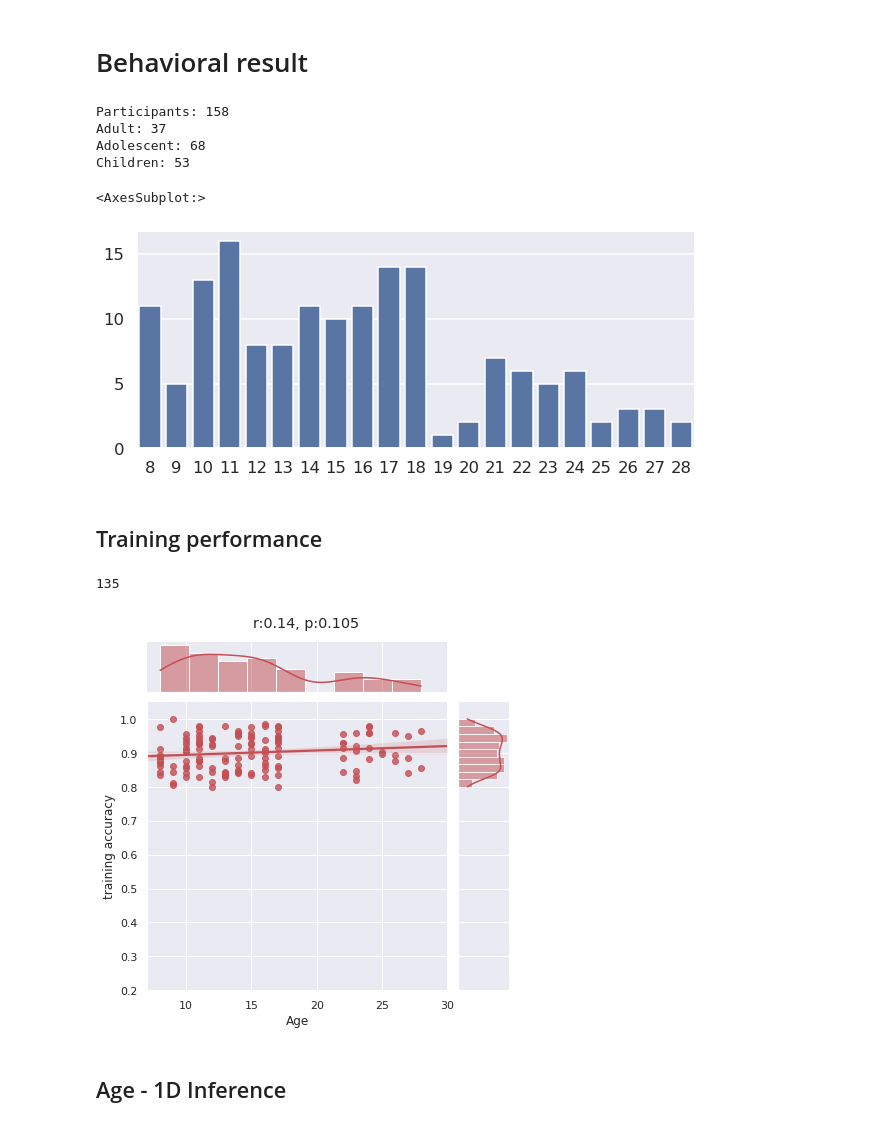
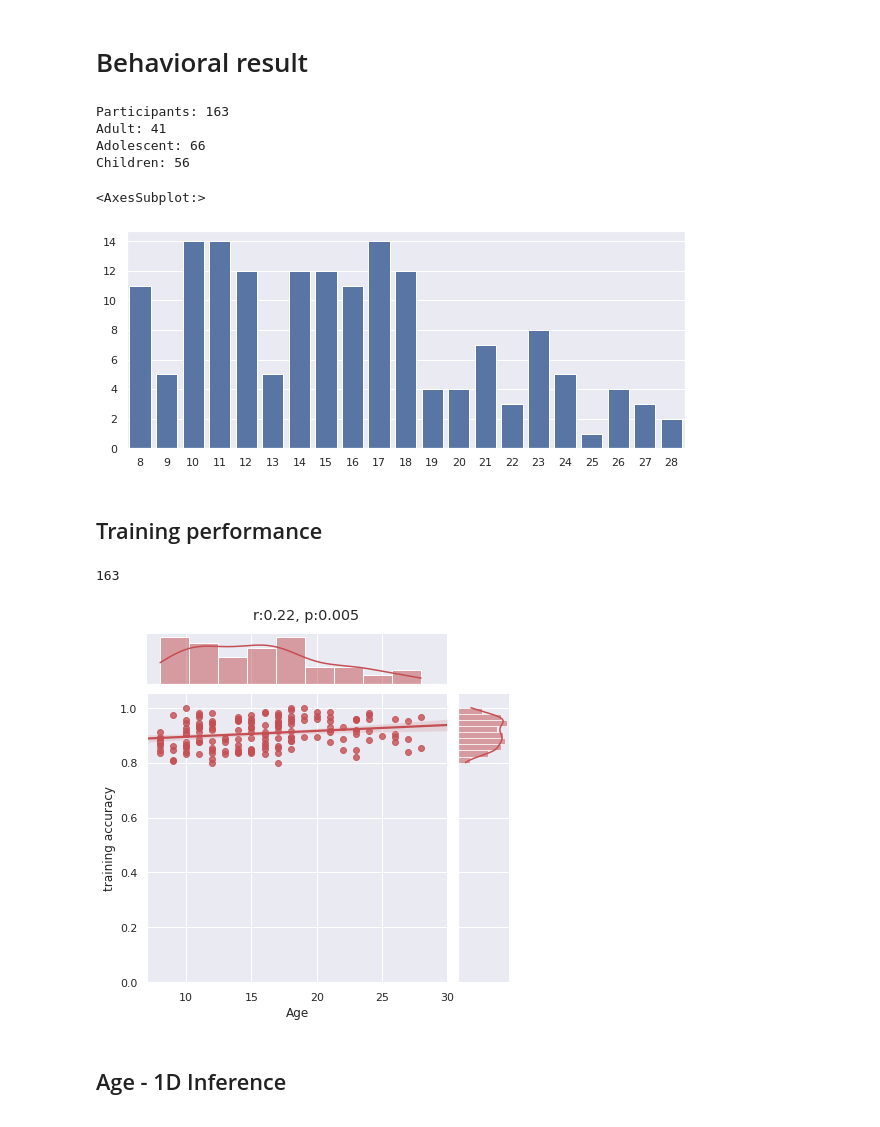
Before and after one commit to YukunQu/DCM, a Jupyter notebook: analysis/behaviour/behavioral_result.ipynb, the cells around one changed output. Cells and saved outputs as stored; diff of their text form; code cells hidden in the pictures.

```diff
--- a/analysis/behaviour/behavioral_result.ipynb
+++ b/analysis/behaviour/behavioral_result.ipynb
@@ -6,44 +6,39 @@ import seaborn as sns
 import matplotlib.pyplot as plt
 from scipy.stats import pearsonr
 sns.set_theme(style="darkgrid")
-sns.set_context("talk")
 # %%
 beha_total_score = r'/mnt/workdir/DCM/BIDS/participants.tsv'
 data = pd.read_csv(beha_total_score,sep='\t')
-data = data[data['game1_behavior']==1]
+data = data[data['meg_behavior']==1]
 adult_num = len(data[data['Age']>18])
 ado_num = len(data.query("18>=Age>12"))
 children_num = len(data[data['Age']<=12])
 
 print("Participants:", len(data))
 print("Adult:",adult_num)
 print("Adolescent:",ado_num)
 print("Children:", children_num)
 
 ages = []
 nums = []
 for subs in data.groupby('Age'):
     ages.append(subs[0])
     nums.append(len(subs[1]))
 fig = plt.subplots(figsize=(10,4))
 sns.barplot(x=ages,y=nums,color='b')
 # %% [output]
-Participants: 158
-Adult: 37
-Adolescent: 68
-Children: 53
+Participants: 163
+Adult: 41
+Adolescent: 66
+Children: 56
 <AxesSubplot:>
-[figure, old version]
+[figure, new version]
 # %% [markdown]
 ## Training performance
 # %%
 beha_total_score = r'/mnt/workdir/DCM/BIDS/participants.tsv'
 data = pd.read_csv(beha_total_score,sep='\t')
 data = data[data['meg_behavior']==1]
-data = data[data['Age']!=18]
-data = data[data['Age']!=19]
-data = data[data['Age']!=20]
-data = data[data['Age']!=21]
 print(len(data))
 data['training_acc'] = (data['train_ap'] + data['train_dp'])/2
 #correlation
@@ -54,7 +49,7 @@ p = res[1]
 # plot
 g = sns.jointplot(x="Age", y="training_acc", data=data,
                   kind="reg", truncate=False,
-                  xlim=(7, 30), ylim=(0.2, 1.05),
+                  xlim=(7, 30), ylim=(0, 1.05),
                   color="r", height=6)
 #move overall title up
 g.set_axis_labels('Age', 'training accuracy')
@@ -67,8 +62,8 @@ else:
 savepath = r'/mnt/workdir/DCM/result/behaviour/age-training.png'
 g.savefig(savepath,bbox_inches='tight',pad_inches=0,dpi=300)
 # %% [output]
-135
+163
-[figure, old version]
+[figure, new version]
 # %% [markdown]
 ## Age - 1D Inference
 # %%
```
Also changed, not shown: parts of 11 cells of this notebook, 42 other files.
